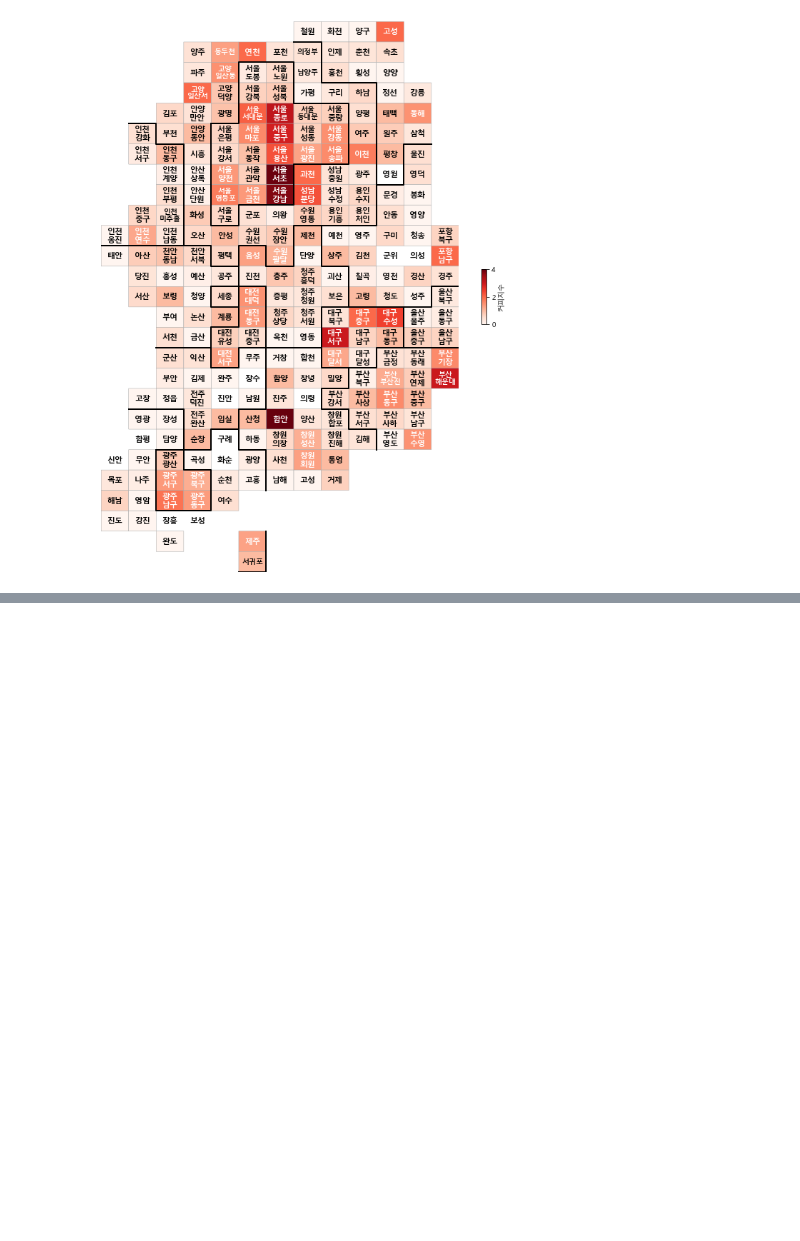
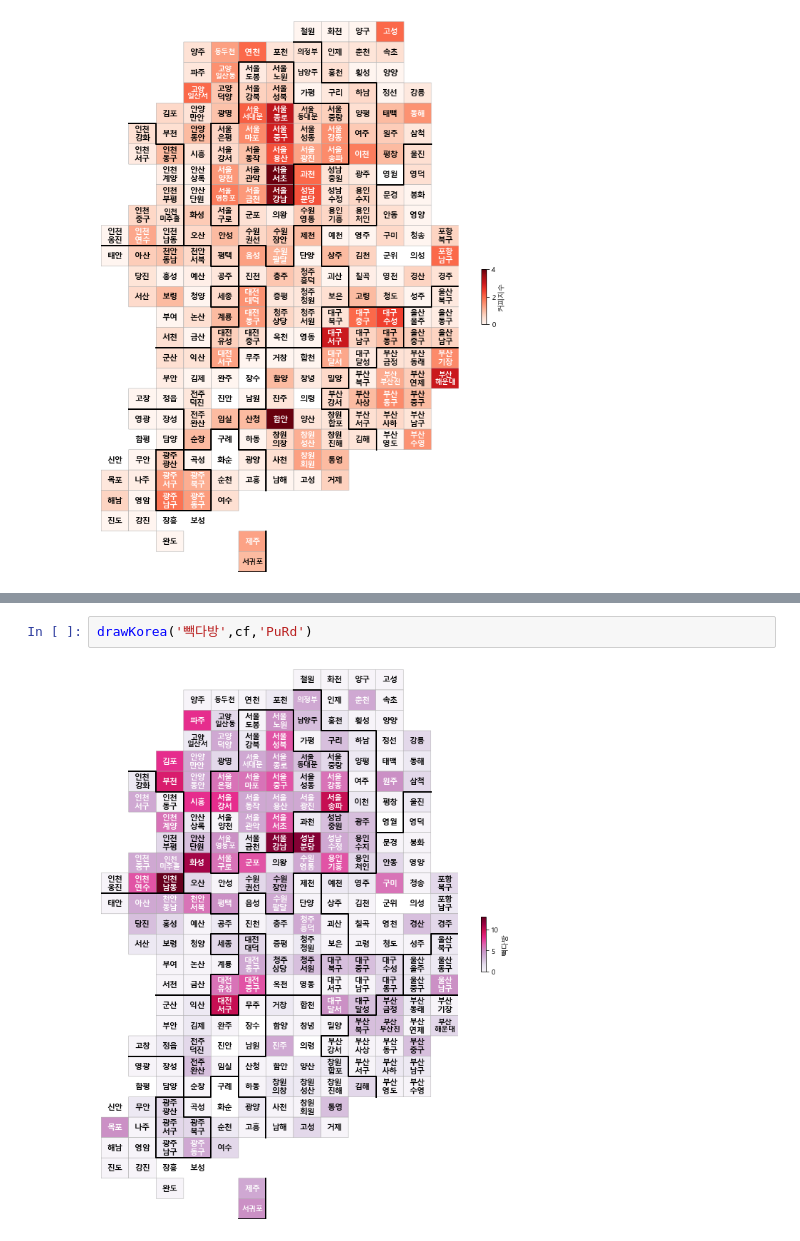
Before and after one commit to beegramin9/Python-DataScience-Hoseo-ProjectData, a Jupyter notebook: Ch5_커피지수/4_모듈화.ipynb, the cells around one changed output, grey strips where cells are left out. Drawn from its saved outputs; the diff is of its cells as text; blank space fills up the shorter version.

```diff
--- a/Ch5_커피지수/4_모듈화.ipynb
+++ b/Ch5_커피지수/4_모듈화.ipynb
@@ -278,0 +171,4 @@ drawKorea('커피지수',cf,'Reds')
+# %%
+drawKorea('빽다방',cf,'PuRd')
+# %% [output]
+[figure, added]
```
Also changed, not shown: parts of 9 cells of this notebook, 3 other files.
